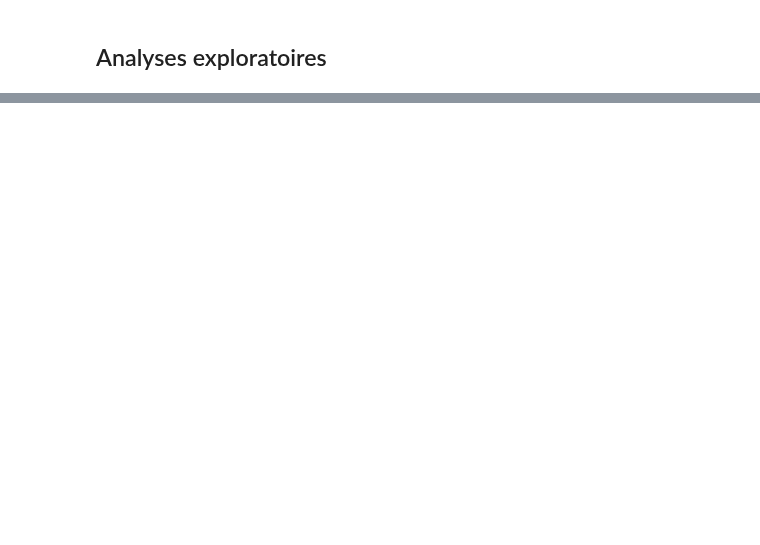
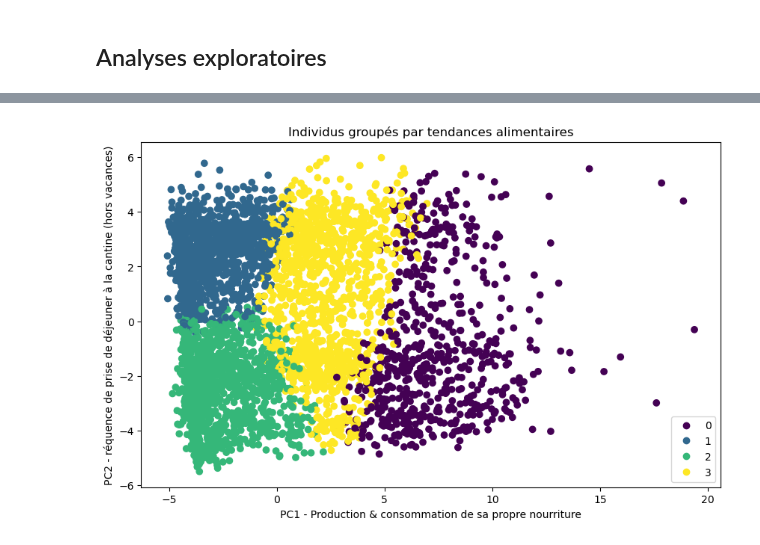
Before and after one commit to InseeFrLab/funathon2023_sujet3, a Jupyter notebook: data_exploration/data_exploration_AP.ipynb, the cells around one changed output, grey strips where cells are left out. Cells and saved outputs as stored; diff of their text form; code cells hidden in the pictures; blank space fills up the shorter version.

```diff
--- a/data_exploration/data_exploration_AP.ipynb
+++ b/data_exploration/data_exploration_AP.ipynb
@@ -249,0 +282,5 @@ conso_ca_indiv.head(3)
+# %%
+# Effectuer le clustering par K-moyennes
+k = 4  # Nombre de clusters souhaité
+kmeans = KMeans(n_clusters=k, random_state=0)
+clusters = kmeans.fit_predict(habitudes_indiv_for_clustering_array)
@@ -249,0 +294,4 @@ conso_ca_indiv.head(3)
+# %%
+# Créer un dataframe pour les résultats de l'ACP
+pca_df = pd.DataFrame(data=pca_result, columns=['PC1', 'PC2'])
+pca_df['Cluster'] = clusters
@@ -249,0 +324,11 @@ conso_ca_indiv.head(3)
+# %%
+# Afficher le graphique des clusters en 2D
+plt.figure(figsize=(10, 6))
+scatter = plt.scatter(pca_df['PC1'], pca_df['PC2'], c=pca_df['Cluster'], cmap='viridis')
+plt.legend(handles=scatter.legend_elements()[0], labels=range(k))
+plt.title('Individus groupés par tendances alimentaires')
+plt.xlabel('PC1 - Production & consommation de sa propre nourriture')
+plt.ylabel('PC2 - Fréquence de prise de déjeuner à la cantine (hors vacances)')
+plt.show()
+# %% [output]
+[figure, added]
```
Also changed, not shown: parts of 8 cells of this notebook, 1 other file.
